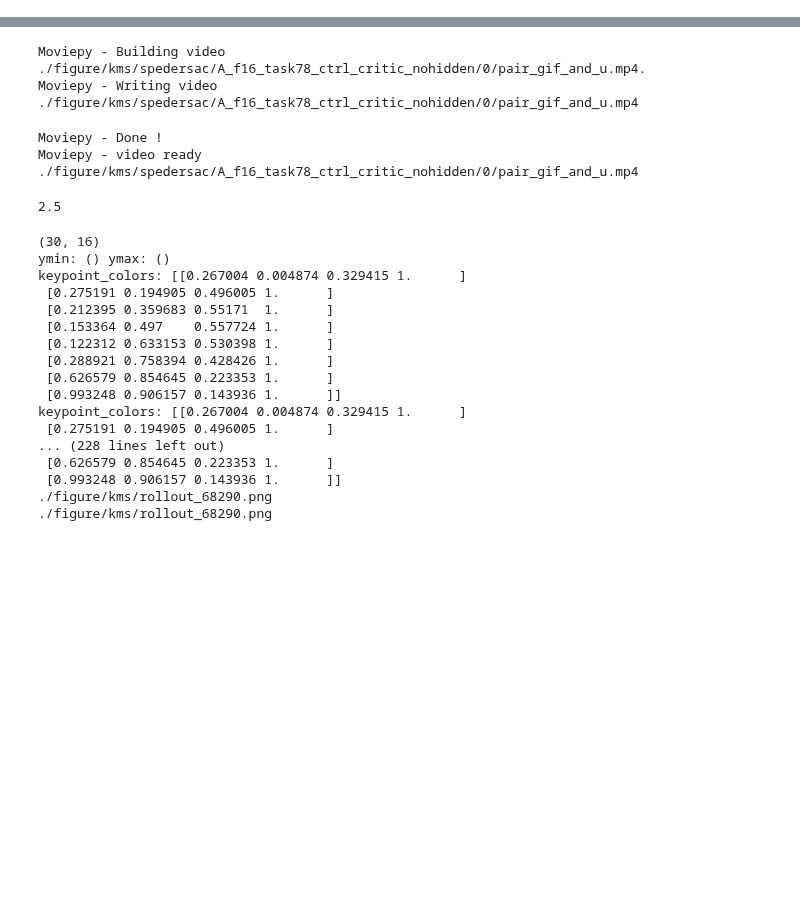
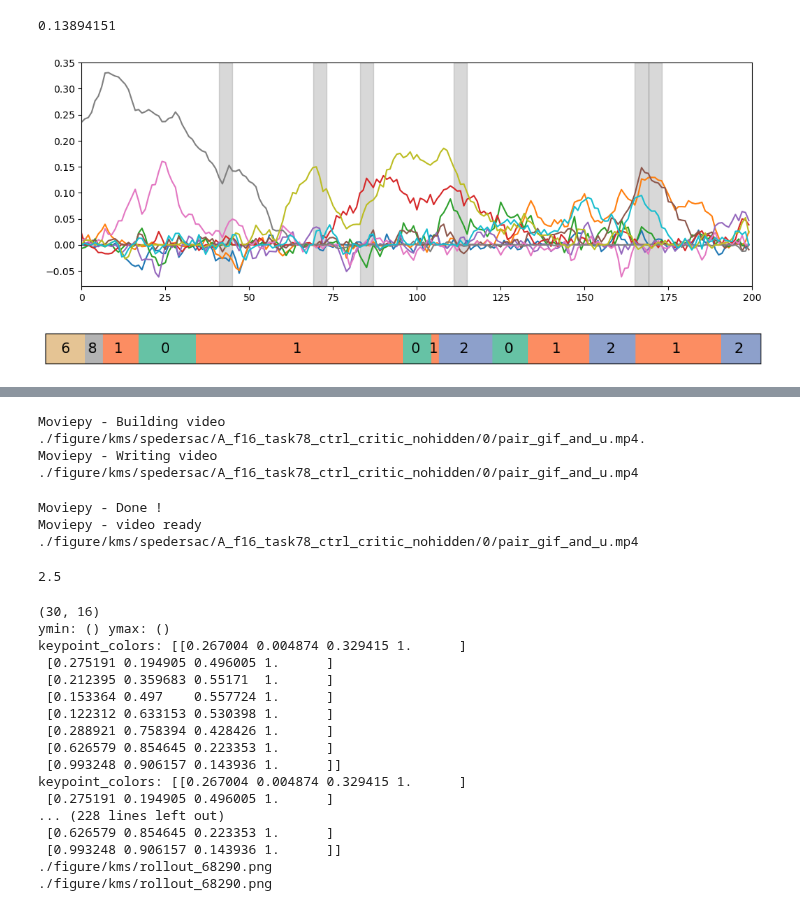
Before and after one commit to G1NO3/Rat7m-SPEDER, a Jupyter notebook: simulation.ipynb, the cells around one changed output, grey strips where cells are left out. Saved outputs shown, nothing was run; the diff lists cells and outputs as text; code cells hidden in the pictures; blank space fills up the shorter version.

```diff
--- a/simulation.ipynb
+++ b/simulation.ipynb
@@ -21,0 +39,8 @@ from visualize import plot_gif
+# %%
+fit_soft_info = pickle.load(open('./keymoseq/fit_soft_info.pkl', 'rb'))
+print(fit_soft_info.keys())
+average_state_ar, average_action_ar, initial_state, initial_task, u_matrix = \
+    fit_soft_info['average_state_ar'], fit_soft_info['average_action_ar'], \
+    fit_soft_info['initial_state'], fit_soft_info['initial_task'], \
+    fit_soft_info['u_matrix']
+print(average_state_ar.shape, average_action_ar.shape, initial_state.shape, initial_task.shape, u_matrix.shape)
@@ -21,0 +86,6 @@ from visualize import plot_gif
+# %%
+u_matrix_idx = np.argsort(u_matrix, axis=1)[:,::-1]
+unique_n, count = show_idx = np.unique(u_matrix_idx[:,:2], return_counts=True)
+print(show_idx)
+filtered_n = unique_n[count>10]
+print(filtered_n)
@@ -21,0 +185,38 @@ from visualize import plot_gif
+# %%
+skill_cmap = plt.cm.get_cmap('tab10')
+u_matrix_high_freq = u_matrix[:200, filtered_n]
+fig, ax = plt.subplots(figsize=(12,4))
+for j in range(u_matrix_high_freq.shape[1]):
+    ax.plot(u_matrix_high_freq[:,j], label=f'{j}', color=skill_cmap.colors[j%len(skill_cmap.colors)])
+ax.set_xlim(0, 200)
+ax.set_ylim(-0.08, 0.35)
+x_vlines = [43,71,85,113,167, 171]
+for x_vline in x_vlines:
+    # ax.axvline(x=x_vline, color='gray', linestyle='--', linewidth=1)
+    ax.fill_betweenx(y=[-0.08, 0.35], x1=x_vline-2, x2=x_vline+2, color='gray', alpha=0.3)
+plt.subplots_adjust(left=0.1, right=0.9, top=0.9, bottom=0.1)
+plt.savefig('./keymoseq/u_matrix_high_freq.pdf', dpi=400)
+print(u_matrix[168,43])
+# %% [output]
+0.13894151
+[figure, added]
+# %%
+fig, ax = plt.subplots(1, 1, figsize=(12,0.5))
+task_seq = initial_task[:200].reshape(-1)
+plt.subplots_adjust(left=0.1, right=0.9, top=0.9, bottom=0.1)
+ax.imshow(task_seq.reshape(1,-1), cmap='Set2', aspect='auto', interpolation='nearest',
+          extent = (0, task_seq.shape[0], 0, 1))
+# ax.axis('off')
+ax.set_xticks([])
+ax.set_yticks([])
+task_transition = np.where(np.diff(task_seq))[0]
+task_unique_order = task_seq[task_transition+1]
+task_unique_order = np.concatenate(([task_seq[0]], task_unique_order))
+task_transition = np.concatenate(([0], task_transition, [task_seq.shape[0]-1]))
+for j in range(len(task_unique_order)):
+    xcoord = (task_transition[j] + task_transition[j+1]) / 2 + 0.5
+    ax.annotate(f'{int(task_unique_order[j])}', xy=(xcoord, 0.5),
+                    fontsize=14, ha='center', va='center')
+plt.savefig('./keymoseq/task_seq.pdf', dpi=400)
+# %% [output]
+[figure, added]
```
Also changed, not shown: parts of 10 cells of this notebook, 2 other files.
